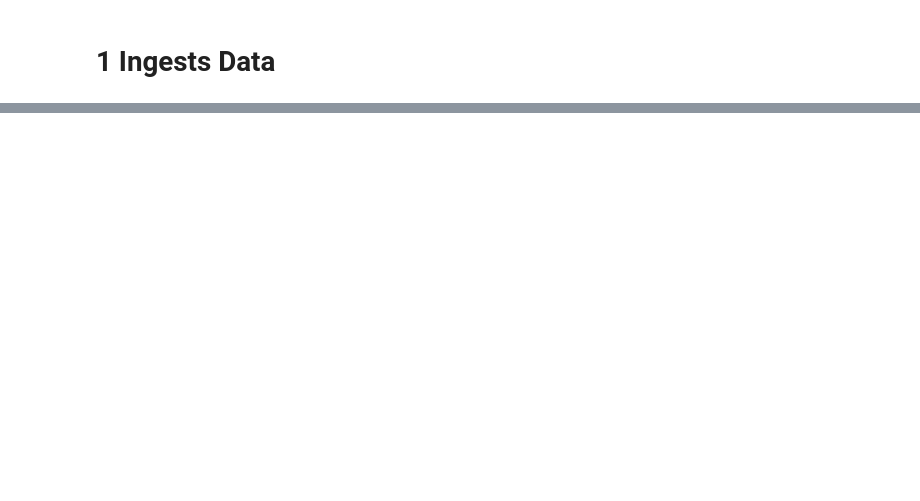
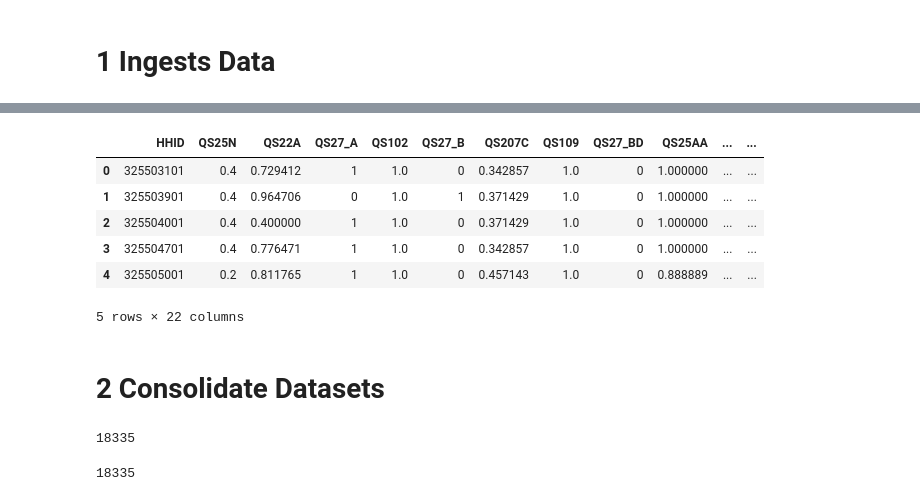
Before and after one commit to LinoMejiaDC/Machine-Leaarning-premature-births, a Jupyter notebook: Premature_model/notebooks/05_Modeling.ipynb, the cells around one changed output, grey strips where cells are left out. Saved outputs shown, nothing was run; the diff lists cells and outputs as text; code cells hidden in the pictures; blank space fills up the shorter version.

```diff
--- a/Premature_model/notebooks/05_Modeling.ipynb
+++ b/Premature_model/notebooks/05_Modeling.ipynb
@@ -70,0 +326,24 @@ KeyError: "['S229A1', 'S229Y', 'S229A'] not in index"
+# %%
+Modulo1640_CSALUD01_2024_M_clear[RANK_Modulo1640_CSALUD01_2024_M_clear].head()
+# %% [output]
+|  | HHID | QS25N | QS22A | QS27_A | QS102 | QS27_B | QS207C | QS109 | QS27_BD | QS25AA | ... | ... |
+| 0 | 325503101 | 0.4 | 0.729412 | 1 | 1.0 | 0 | 0.342857 | 1.0 | 0 | 1.000000 | ... | ... |
+| 1 | 325503901 | 0.4 | 0.964706 | 0 | 1.0 | 1 | 0.371429 | 1.0 | 0 | 1.000000 | ... | ... |
+| 2 | 325504001 | 0.4 | 0.400000 | 1 | 1.0 | 0 | 0.371429 | 1.0 | 0 | 1.000000 | ... | ... |
+| 3 | 325504701 | 0.4 | 0.776471 | 1 | 1.0 | 0 | 0.342857 | 1.0 | 0 | 1.000000 | ... | ... |
+| 4 | 325505001 | 0.2 | 0.811765 | 1 | 1.0 | 0 | 0.457143 | 1.0 | 0 | 0.888889 | ... | ... |
+5 rows × 22 columns
+# %% [markdown]
+# 2 Consolidate Datasets
+# %%
+target_final.CASEID.nunique()
+# %% [output]
+18335
+# %%
+data_train = target_final.merge(Modulo1631_REC91_2024_M_clear[RANK_Modulo1631_REC91_2024_M_clear].rename(
+    columns={col: f"REC91_{col}" if col not in ["CASEID"] else col for col in Modulo1631_REC91_2024_M_clear[RANK_Modulo1631_REC91_2024_M_clear].columns}),
+                                 on='CASEID',
+                                 how='left')
+data_train.CASEID.nunique()
+# %% [output]
+18335
```
Also changed, not shown: parts of 16 cells of this notebook, 5 other files.
